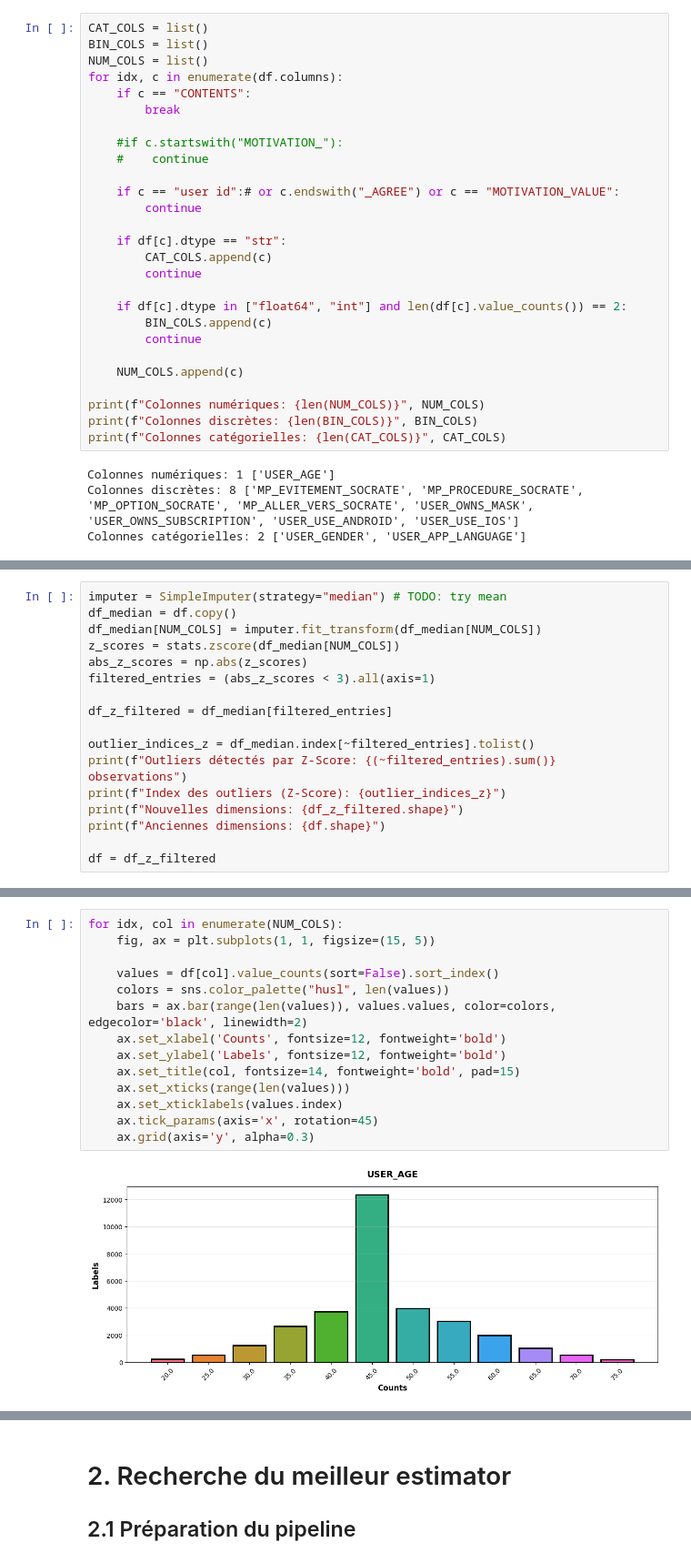
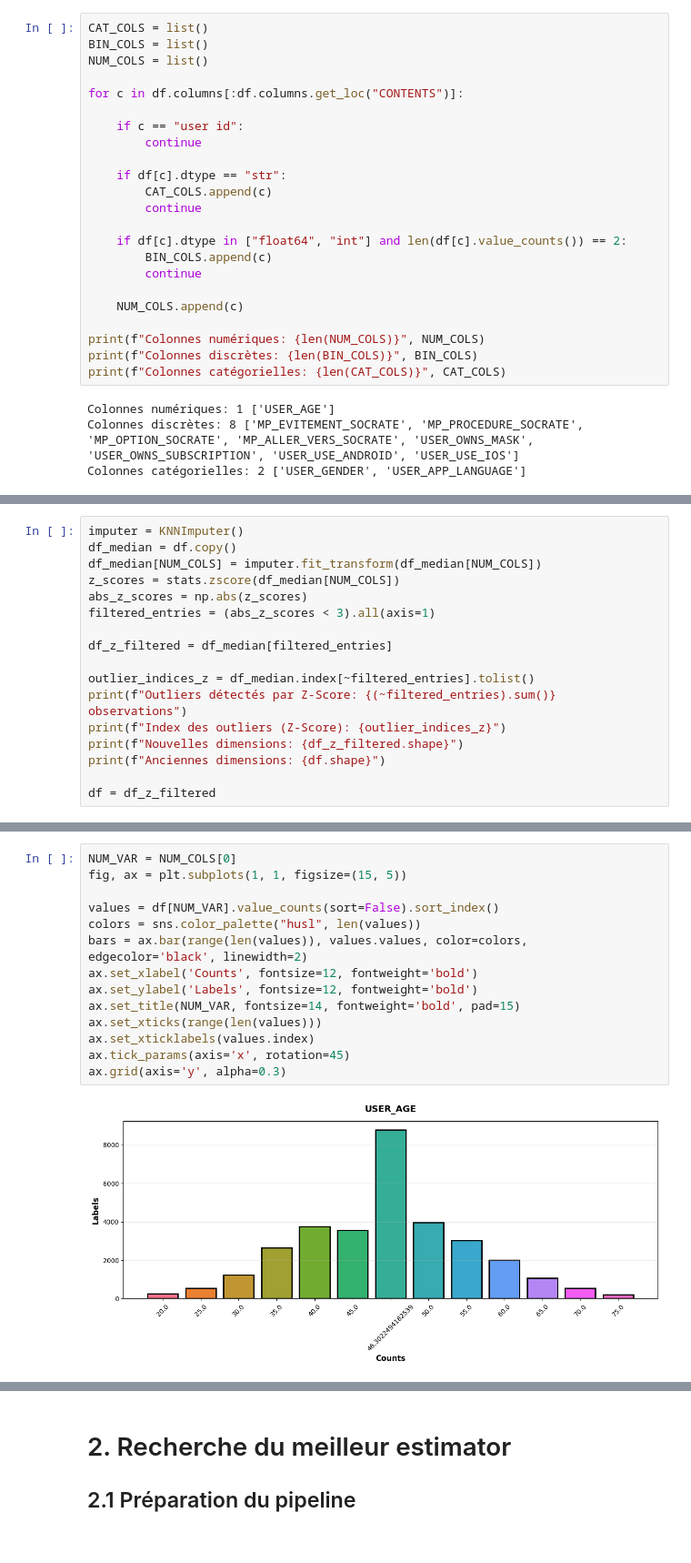
Before and after one commit to jolagre-art/wellbeai, a Jupyter notebook: notebooks/ML_1.ipynb, the cells around one changed output, grey strips where cells are left out. Shown at 91% size. Drawn from its saved outputs; the diff is of its cells as text.

```diff
--- a/notebooks/ML_1.ipynb
+++ b/notebooks/ML_1.ipynb
@@ -48,14 +77,10 @@ Final size (31991, 439)
 CAT_COLS = list()
 BIN_COLS = list()
 NUM_COLS = list()
-for idx, c in enumerate(df.columns):
-    if c == "CONTENTS":
-        break
 
-    #if c.startswith("MOTIVATION_"):
-    #    continue
+for c in df.columns[:df.columns.get_loc("CONTENTS")]:
 
-    if c == "user id":# or c.endswith("_AGREE") or c == "MOTIVATION_VALUE":
+    if c == "user id":
         continue
 
     if df[c].dtype == "str":
@@ -80,5 +107,5 @@ Colonnes catégorielles: 2 ['USER_GENDER', 'USER_APP_LANGUAGE']
 # %%
-imputer = SimpleImputer(strategy="median") # TODO: try mean
+imputer = KNNImputer()
 df_median = df.copy()
 df_median[NUM_COLS] = imputer.fit_transform(df_median[NUM_COLS])
 z_scores = stats.zscore(df_median[NUM_COLS])
@@ -106,16 +131,16 @@ Anciennes dimensions: (31991, 439)
 # %%
-for idx, col in enumerate(NUM_COLS):
-    fig, ax = plt.subplots(1, 1, figsize=(15, 5))
+NUM_VAR = NUM_COLS[0]
+fig, ax = plt.subplots(1, 1, figsize=(15, 5))
 
-    values = df[col].value_counts(sort=False).sort_index()
-    colors = sns.color_palette("husl", len(values))
-    bars = ax.bar(range(len(values)), values.values, color=colors, edgecolor='black', linewidth=2)
-    ax.set_xlabel('Counts', fontsize=12, fontweight='bold')
-    ax.set_ylabel('Labels', fontsize=12, fontweight='bold')
-    ax.set_title(col, fontsize=14, fontweight='bold', pad=15)
-    ax.set_xticks(range(len(values)))
-    ax.set_xticklabels(values.index)
-    ax.tick_params(axis='x', rotation=45)
-    ax.grid(axis='y', alpha=0.3)
+values = df[NUM_VAR].value_counts(sort=False).sort_index()
+colors = sns.color_palette("husl", len(values))
+bars = ax.bar(range(len(values)), values.values, color=colors, edgecolor='black', linewidth=2)
+ax.set_xlabel('Counts', fontsize=12, fontweight='bold')
+ax.set_ylabel('Labels', fontsize=12, fontweight='bold')
+ax.set_title(NUM_VAR, fontsize=14, fontweight='bold', pad=15)
+ax.set_xticks(range(len(values)))
+ax.set_xticklabels(values.index)
+ax.tick_params(axis='x', rotation=45)
+ax.grid(axis='y', alpha=0.3)
 # %% [output]
-[figure, old version]
+[figure, new version]
```
Also changed, not shown: parts of 22 cells of this notebook, 2 other files.
